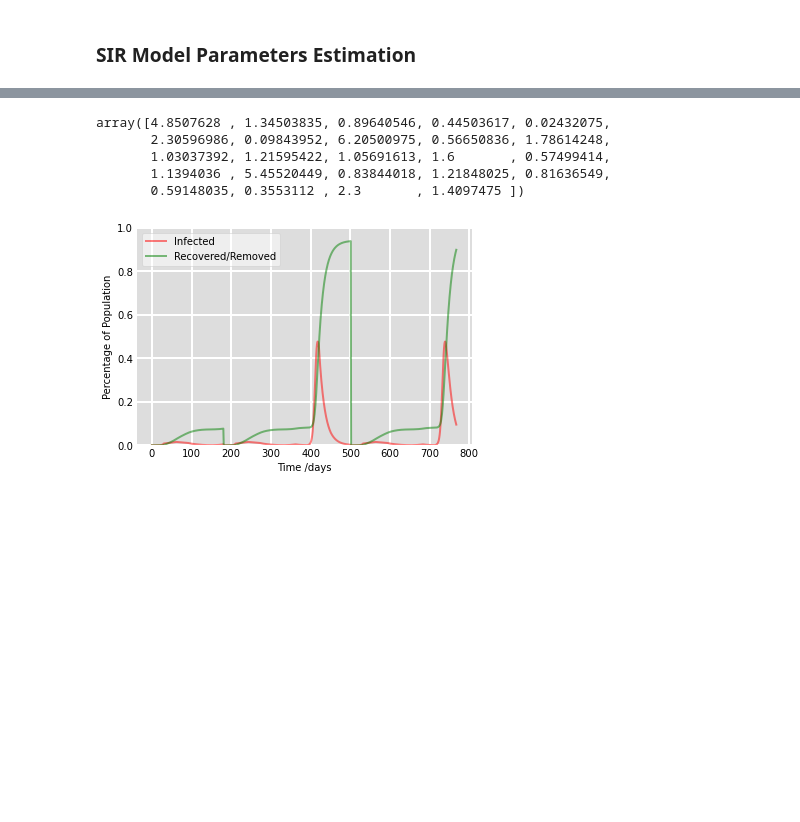
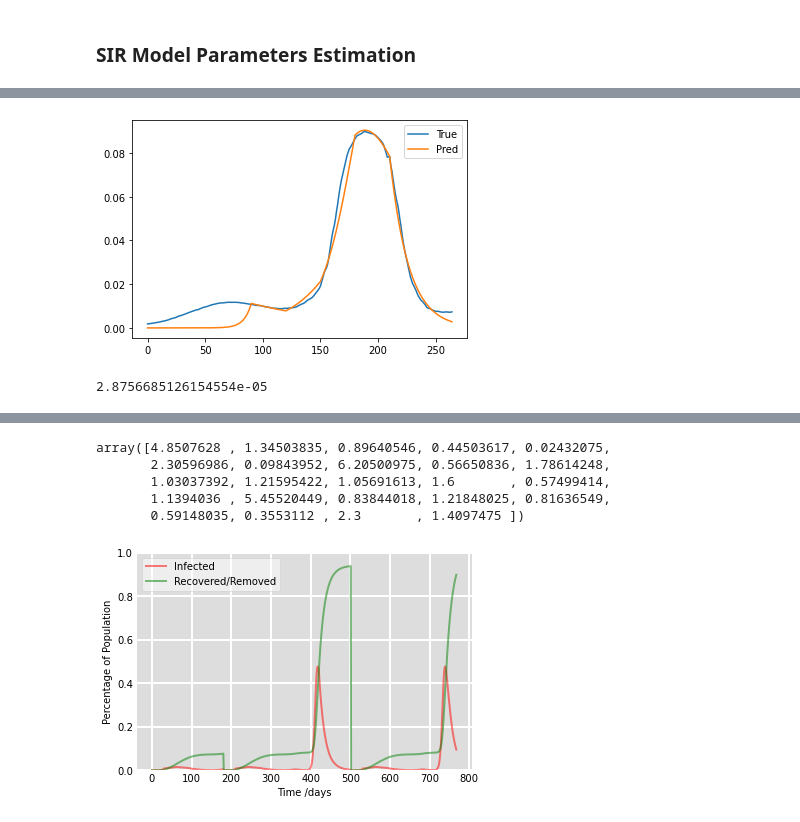
Before and after one commit to cywujeremy/dabp-pandemic-simulation, a Jupyter notebook: nbs/SIR_param_estimation.ipynb, the cells around one changed output, grey strips where cells are left out. Cells and saved outputs as stored; diff of their text form; code cells hidden in the pictures; blank space fills up the shorter version.

```diff
--- a/nbs/SIR_param_estimation.ipynb
+++ b/nbs/SIR_param_estimation.ipynb
@@ -149,0 +176,5 @@ Optimization terminated successfully.
+# %%
+loss_func(est_r0_period_2, NJ_data[time_period[0] + time_period[1]:time_period[0] + time_period[1] + time_period[2]], time_period[2], mean_squared_error, 'NJ', True)
+# %% [output]
+[figure, added]
+2.8756685126154554e-05
```
Also changed, not shown: parts of 8 cells of this notebook.
